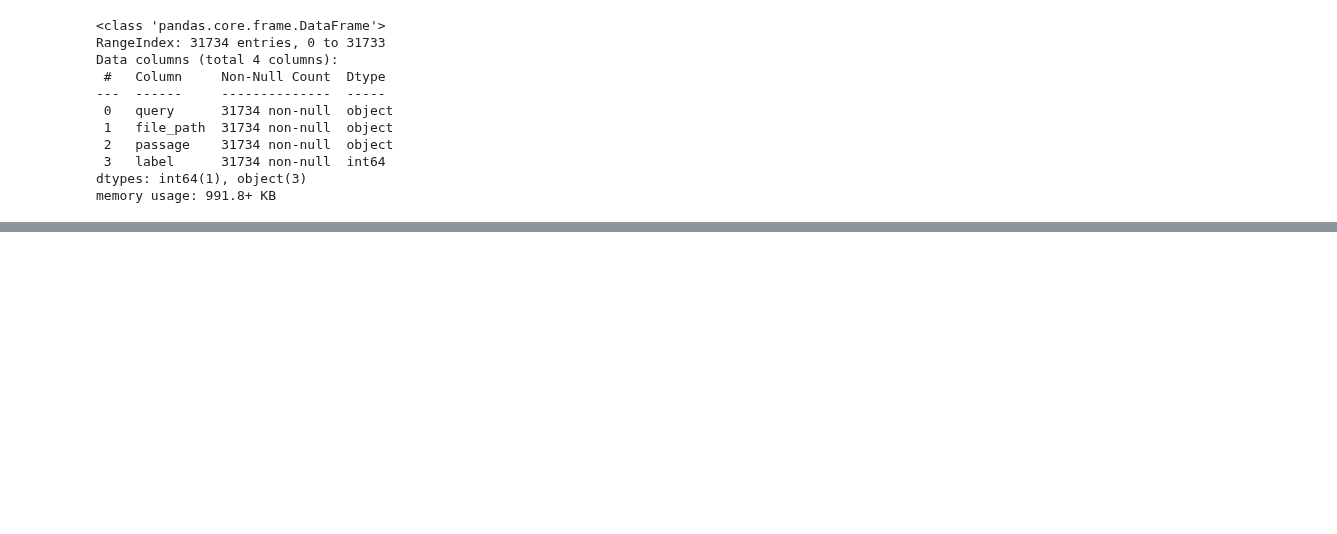
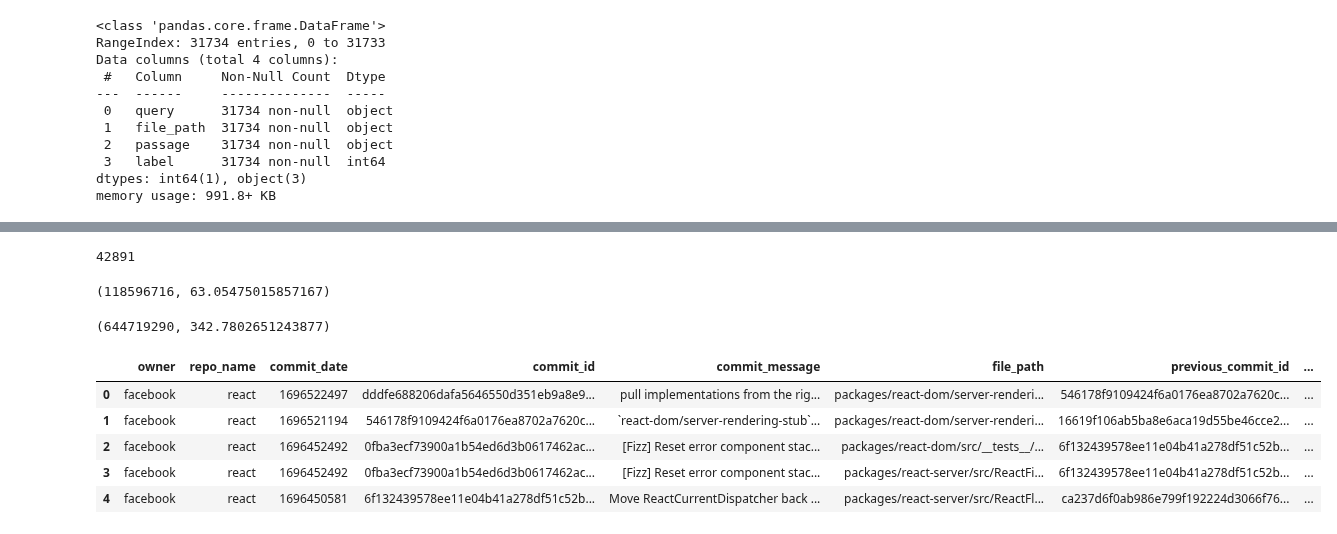
Before and after one commit to Siddharth-Gandhi/ds, a Jupyter notebook: notebooks/debug.ipynb, the cells around one changed output, grey strips where cells are left out. Drawn from its saved outputs; the diff is of its cells as text; code cells hidden in the pictures; blank space fills up the shorter version.

```diff
--- a/notebooks/debug.ipynb
+++ b/notebooks/debug.ipynb
@@ -302,0 +216,39 @@ from utils import get_code_df
+# %%
+full_tokenize('hello', tokenizer)
+# %% [output]
+42891
+# %%
+total_query_tokens = 0
+for i, row in tqdm(csn_df.iterrows(), total=TOTAL_ROWS):
+    query = row.func_documentation_string
+    if query:
+        tkns = full_tokenize(query, tokenizer)
+        if isinstance(tkns, int):
+            tkns = [tkns]
+        total_query_tokens += len(tkns)
+
+total_query_tokens, total_query_tokens/TOTAL_ROWS
+# %% [output]
+(118596716, 63.05475015857167)
+# %%
+total_func_tokens = 0
+for i, row in tqdm(csn_df.iterrows(), total=TOTAL_ROWS):
+    query = row.whole_func_string
+    if query:
+        tkns = full_tokenize(query, tokenizer)
+        if isinstance(tkns, int):
+            tkns = [tkns]
+        total_func_tokens += len(tkns)
+
+total_func_tokens, total_func_tokens/TOTAL_ROWS
+# %% [output]
+(644719290, 342.7802651243877)
+# %%
+combined_df.head()
+# %% [output]
+|  | owner | repo_name | commit_date | commit_id | commit_message | file_path | previous_commit_id | ... |
+| 0 | facebook | react | 1696522497 | dddfe688206dafa5646550d351eb9a8e9... | pull implementations from the rig... | packages/react-dom/server-renderi... | 546178f9109424f6a0176ea8702a7620c... | ... |
+| 1 | facebook | react | 1696521194 | 546178f9109424f6a0176ea8702a7620c... | `react-dom/server-rendering-stub`... | packages/react-dom/server-renderi... | 16619f106ab5ba8e6aca19d55be46cce2... | ... |
+| 2 | facebook | react | 1696452492 | 0fba3ecf73900a1b54ed6d3b0617462ac... | [Fizz] Reset error component stac... | packages/react-dom/src/__tests__/... | 6f132439578ee11e04b41a278df51c52b... | ... |
+| 3 | facebook | react | 1696452492 | 0fba3ecf73900a1b54ed6d3b0617462ac... | [Fizz] Reset error component stac... | packages/react-server/src/ReactFi... | 6f132439578ee11e04b41a278df51c52b... | ... |
+| 4 | facebook | react | 1696450581 | 6f132439578ee11e04b41a278df51c52b... | Move ReactCurrentDispatcher back ... | packages/react-server/src/ReactFl... | ca237d6f0ab986e799f192224d3066f76... | ... |
```
Also changed, not shown: parts of 25 cells of this notebook, 5 other files.
